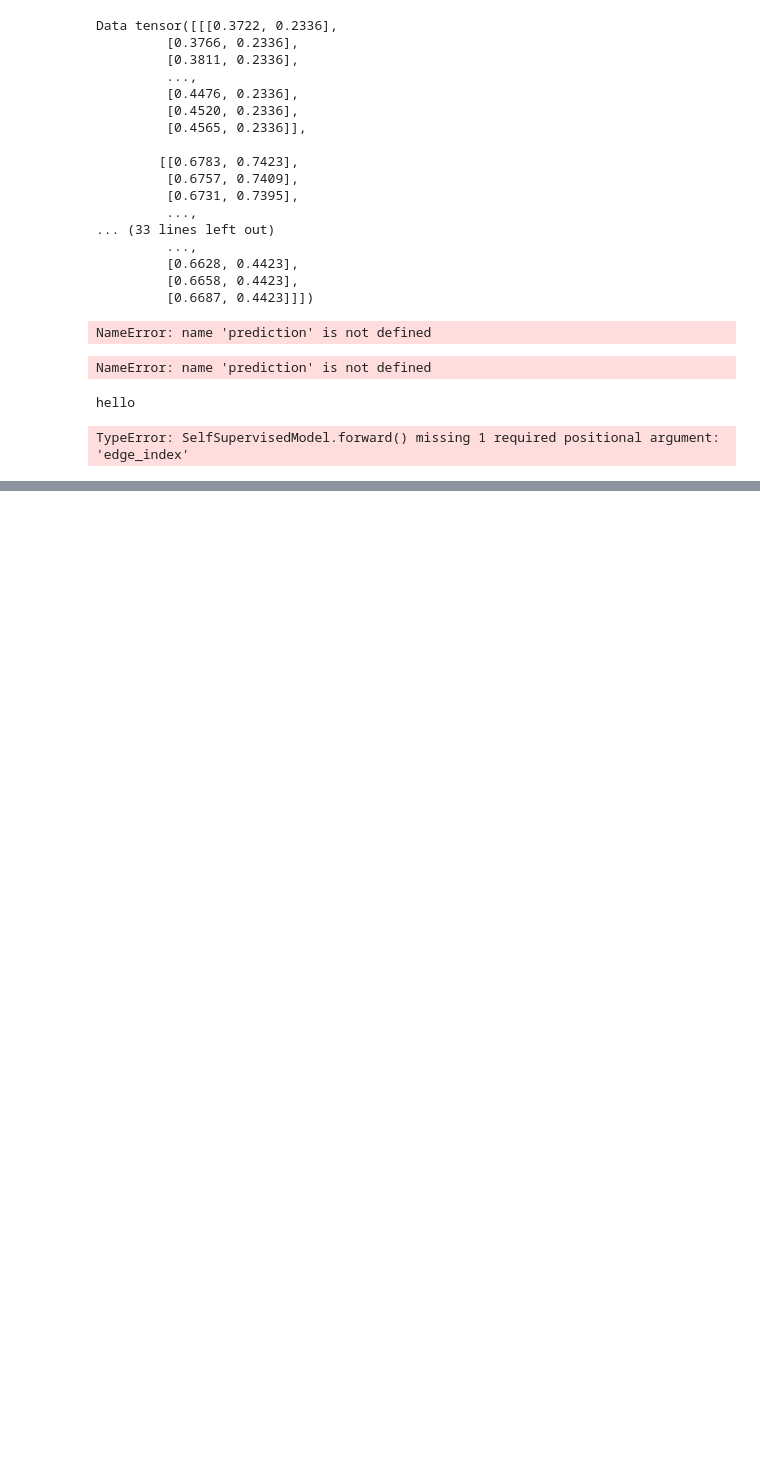
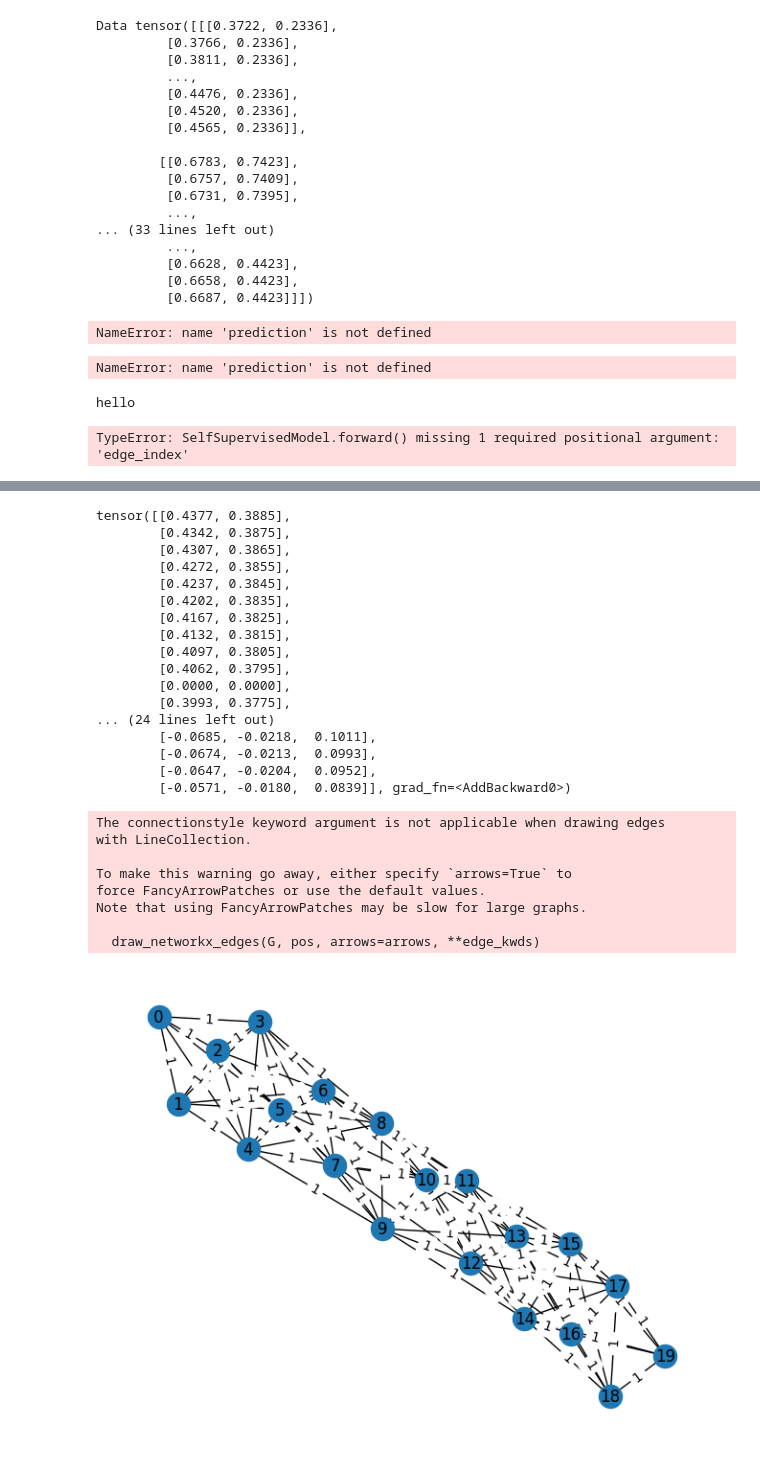
Before and after one commit to BeckResearchLab/diff_transformers, a Jupyter notebook: project/main_run.ipynb, the cells around one changed output, grey strips where cells are left out. Cells and saved outputs as stored; diff of their text form; code cells hidden in the pictures; blank space fills up the shorter version.

Commit message:
Adding rest of the model

```diff
--- a/project/main_run.ipynb
+++ b/project/main_run.ipynb
@@ -469,0 +488,41 @@ TypeError: SelfSupervisedModel.forward() missing 1 required positional argument:
+# %%
+import torch
+from torch_geometric.nn import GCNConv
+import torch.nn.functional as F
+import torch.nn as nn
+
+edge_index1, edge_weights1 = create_optimized_edge_index(20, 5)
+model = md.EquivariantGraphNN(in_channels=2, hidden_channels=5, out_channels=3)
+for src, tgt, mask in val_dataloader:
+  print(src[0])
+  output = model(src[0], edge_index1, edge_weights1)
+  print("Output from GNN:", output)
+  visualize_graph(edge_index1)
+  break
+# %% [output]
+tensor([[0.4377, 0.3885],
+        [0.4342, 0.3875],
+        [0.4307, 0.3865],
+        [0.4272, 0.3855],
+        [0.4237, 0.3845],
+        [0.4202, 0.3835],
+        [0.4167, 0.3825],
+        [0.4132, 0.3815],
+        [0.4097, 0.3805],
+        [0.4062, 0.3795],
+        [0.0000, 0.0000],
+        [0.3993, 0.3775],
+... (24 lines left out)
+        [-0.0685, -0.0218,  0.1011],
+        [-0.0674, -0.0213,  0.0993],
+        [-0.0647, -0.0204,  0.0952],
+        [-0.0571, -0.0180,  0.0839]], grad_fn=<AddBackward0>)
+The connectionstyle keyword argument is not applicable when drawing edges
+with LineCollection.
+
+To make this warning go away, either specify `arrows=True` to
+force FancyArrowPatches or use the default values.
+Note that using FancyArrowPatches may be slow for large graphs.
+
+  draw_networkx_edges(G, pos, arrows=arrows, **edge_kwds)
+[figure, added]
```
Also changed, not shown: parts of 6 cells of this notebook, 11 other files.
